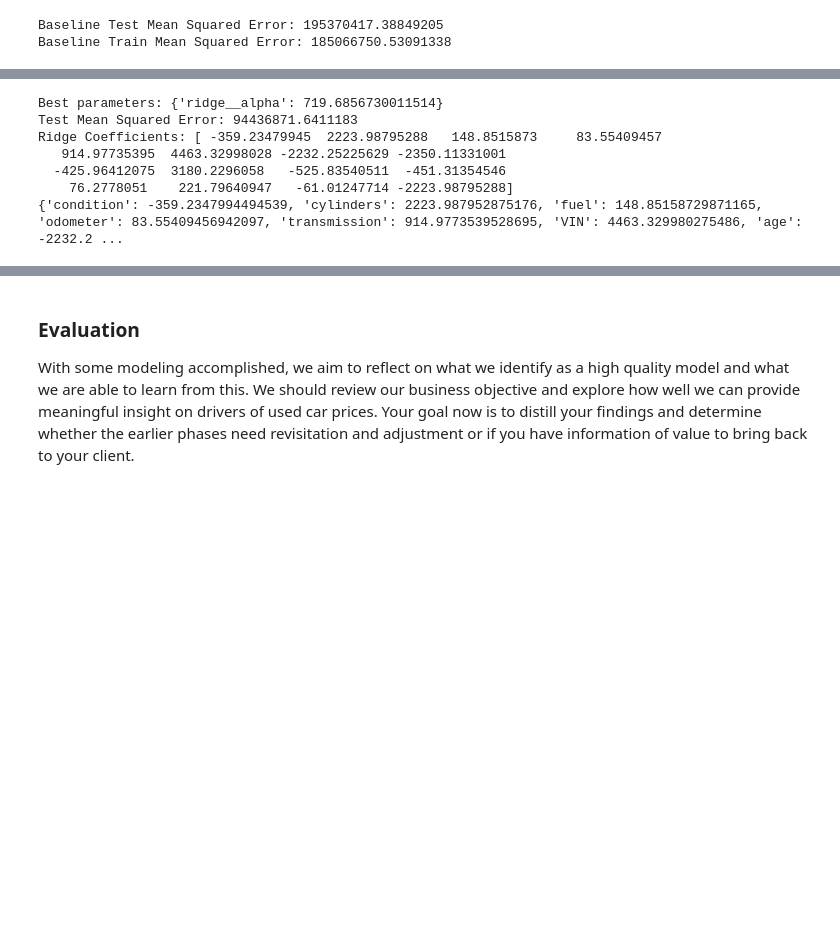
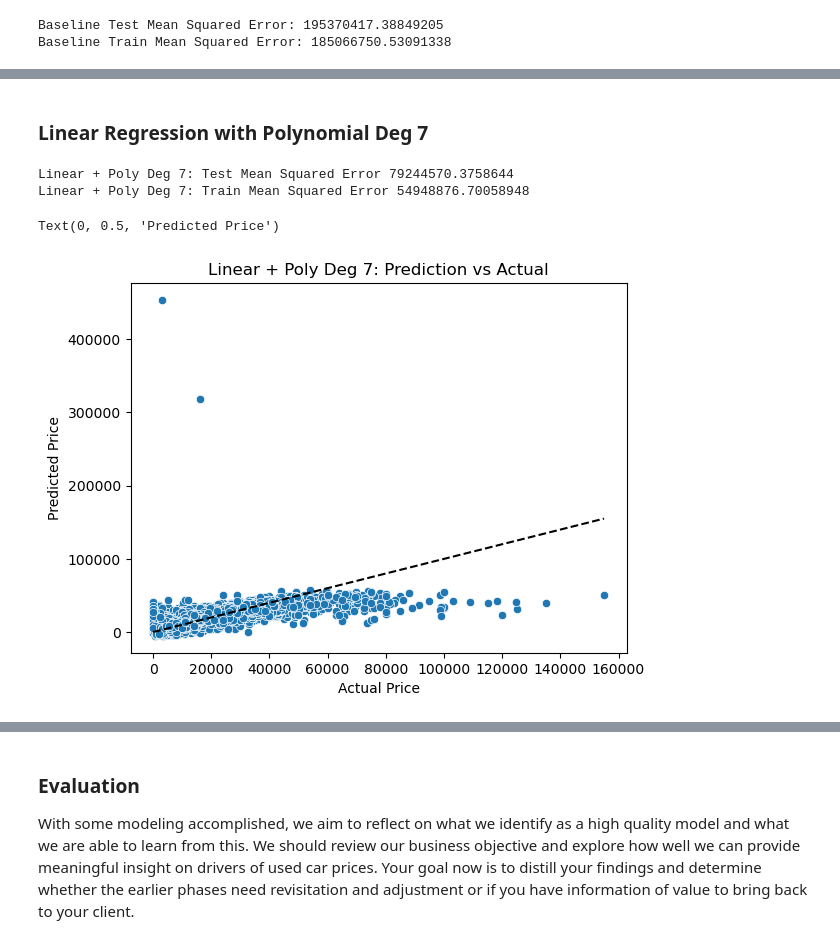
Before and after one commit to ngratzi/car_analysis, a Jupyter notebook: prompt_II.ipynb, the cells around one changed output, grey strips where cells are left out. Saved outputs shown, nothing was run; the diff lists cells and outputs as text; code cells hidden in the pictures; blank space fills up the shorter version.

```diff
--- a/prompt_II.ipynb
+++ b/prompt_II.ipynb
@@ -587,28 +503,47 @@ Lasso Coefficients: [ -363.00497198  5257.82703484   166.32091657    77.53984808
-# %%
-pipeline = Pipeline([
-    ('scaler', StandardScaler()),
-    ('ridge', Ridge(random_state=42))
-])
-param_grid = {'ridge__alpha': np.logspace(-4, 4, 50)}
-grid_search = GridSearchCV(pipeline, param_grid, cv=5, scoring='neg_mean_squared_error')
-grid_search.fit(X_train, y_train)
-best_model = grid_search.best_estimator_
-print("Best parameters:", grid_search.best_params_)
-
-y_pred = best_model.predict(X_test)
-mse = mean_squared_error(y_test, y_pred)
-print(f"Test Mean Squared Error: {mse}")
-
-ridge_coefficients = best_model.named_steps['ridge'].coef_
-print("Ridge Coefficients:", ridge_coefficients)
-
-feature_coeff_dict = dict(zip(feature_names, ridge_coefficients))
-print(feature_coeff_dict)
-# %% [output]
-Best parameters: {'ridge__alpha': 719.6856730011514}
-Test Mean Squared Error: 94436871.6411183
-Ridge Coefficients: [ -359.23479945  2223.98795288   148.8515873     83.55409457
-   914.97735395  4463.32998028 -2232.25225629 -2350.11331001
-  -425.96412075  3180.2296058   -525.83540511  -451.31354546
-    76.2778051    221.79640947   -61.01247714 -2223.98795288]
-{'condition': -359.2347994494539, 'cylinders': 2223.987952875176, 'fuel': 148.85158729871165, 'odometer': 83.55409456942097, 'transmission': 914.9773539528695, 'VIN': 4463.329980275486, 'age': -2232.2 ...
+# %% [markdown]
+### Linear Regression with Polynomial Deg 7
+# %%
+# Define the columns
+numeric_features = ['year', 'odometer']
+ordinal_features = ['condition']
+nominal_features = ['cylinders', 'fuel', 'transmission']
+
+# Create transformers for each type of feature
+numeric_transformer = Pipeline(steps=[
+    ('scaler', StandardScaler()),
+    ('poly', PolynomialFeatures(degree=7, include_bias=False))
+])
+
+# Combine transformers into a ColumnTransformer
+preprocessor = ColumnTransformer(
+    transformers=[
+        ('numerical', numeric_transformer, numeric_features),
+        ('ordinal', OrdinalEncoder(categories=[['fair', 'salvage', 'good', 'like new', 'new', 'excellent']]), ordinal_features),
+        ('nominal', OneHotEncoder(handle_unknown='ignore'), nominal_features)
+    ])
+
+linear_poly_pipe = Pipeline([
+    ("preprocessor", preprocessor),
+    ("regressor", LinearRegression())
+])
+
+linear_poly_pipe.fit(X_train, y_train)
+
+poly_y_test_predict = linear_poly_pipe.predict(X_test)
+poly_y_train_predict = linear_poly_pipe.predict(X_train)
+
+test_mse = mean_squared_error(linear_poly_pipe.predict(X_test), y_test)
+train_mse = mean_squared_error(linear_poly_pipe.predict(X_train), y_train)
+print('Linear + Poly Deg 7: Test Mean Squared Error', test_mse)
+print('Linear + Poly Deg 7: Train Mean Squared Error', train_mse)
+
+sns.scatterplot(x=y_test, y=poly_y_test_predict)
+plt.plot([y_test.min(), y_test.max()], [y_test.min(), y_test.max()], '--k')  # Diagonal line
+plt.title('Linear + Poly Deg 7: Prediction vs Actual')
+plt.xlabel('Actual Price')
+plt.ylabel('Predicted Price')
+# %% [output]
+Linear + Poly Deg 7: Test Mean Squared Error 79244570.3758644
+Linear + Poly Deg 7: Train Mean Squared Error 54948876.70058948
+Text(0, 0.5, 'Predicted Price')
+[figure, added]
```
Also changed, not shown: parts of 31 cells of this notebook.
